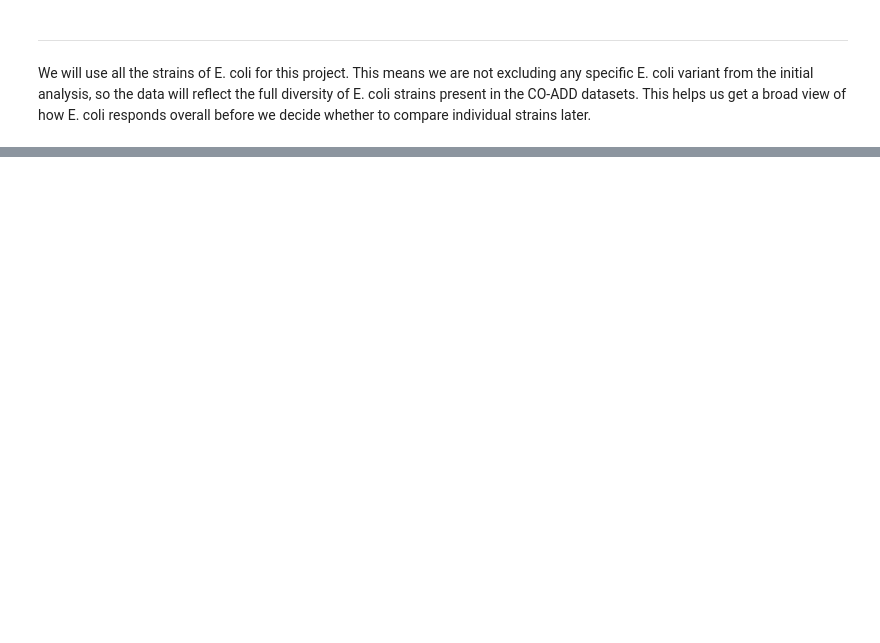
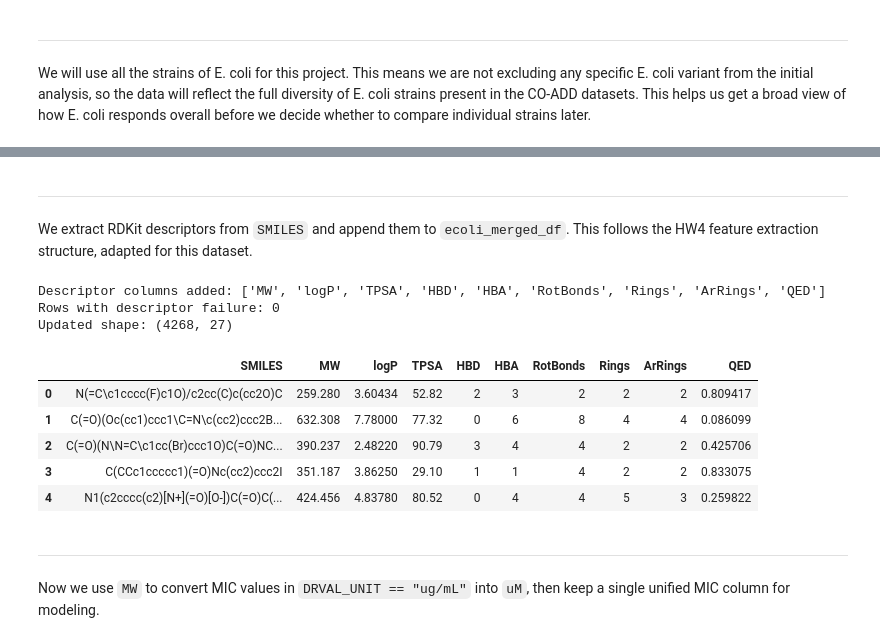
Before and after one commit to dw1229/chem277a-final-ecoli-inhibition-ml, a Jupyter notebook: data_preview.ipynb, the cells around one changed output, grey strips where cells are left out. Cells and saved outputs as stored; diff of their text form; code cells hidden in the pictures; blank space fills up the shorter version.

```diff
--- a/data_preview.ipynb
+++ b/data_preview.ipynb
@@ -229,0 +240,10 @@ Next steps planned:
+# %%
+dose_response_raw = ecoli_merged_df["DRVAL_MEDIAN"].astype(str).str.strip()
+
+ecoli_merged_df["MIC_OPERATOR"] = dose_response_raw.str.extract(r"^(<=|>=|<|>)", expand=False).fillna("=")
+ecoli_merged_df["MIC_VALUE"] = pd.to_numeric(
+    dose_response_raw.str.replace(r"^(<=|>=|<|>)\s*", "", regex=True),
+    errors="coerce"
+)
+
+print(ecoli_merged_df[["DRVAL_MEDIAN", "MIC_OPERATOR", "MIC_VALUE"]].head())
@@ -229,0 +274,61 @@ Next steps planned:
+# %% [markdown]
+---
+We extract RDKit descriptors from `SMILES` and append them to `ecoli_merged_df`. This follows the HW4 feature extraction structure, adapted for this dataset.
+# %%
+# Adapted from the HW4 RDKit feature extraction example provided in class.
+
+DESCRIPTOR_COLUMNS = [
+    "MW",
+    "logP",
+    "TPSA",
+    "HBD",
+    "HBA",
+    "RotBonds",
+    "Rings",
+    "ArRings",
+    "QED",
+]
+
+def preprocess_molecule(smiles):
+    mol = Chem.MolFromSmiles(smiles)
+    if mol is None:
+        return {col: None for col in DESCRIPTOR_COLUMNS}
+
+    return {
+        "MW": Descriptors.MolWt(mol),
+        "logP": Descriptors.MolLogP(mol),
+        "TPSA": Descriptors.TPSA(mol),
+        "HBD": rdMolDescriptors.CalcNumHBD(mol),
+        "HBA": rdMolDescriptors.CalcNumHBA(mol),
+        "RotBonds": rdMolDescriptors.CalcNumRotatableBonds(mol),
+        "Rings": rdMolDescriptors.CalcNumRings(mol),
+        "ArRings": rdMolDescriptors.CalcNumAromaticRings(mol),
+        "QED": QED.qed(mol),
+    }
+
+descriptor_list = ecoli_merged_df["SMILES"].apply(preprocess_molecule).tolist()
+descriptor_df = pd.DataFrame(descriptor_list)
+
+ecoli_merged_df = pd.concat(
+    [ecoli_merged_df.reset_index(drop=True), descriptor_df.reset_index(drop=True)],
+    axis=1,
+)
+
+print("Descriptor columns added:", DESCRIPTOR_COLUMNS)
+print("Rows with descriptor failure:", int(descriptor_df["MW"].isna().sum()))
+print("Updated shape:", ecoli_merged_df.shape)
+
+ecoli_merged_df[["SMILES"] + DESCRIPTOR_COLUMNS].head()
+# %% [output]
+Descriptor columns added: ['MW', 'logP', 'TPSA', 'HBD', 'HBA', 'RotBonds', 'Rings', 'ArRings', 'QED']
+Rows with descriptor failure: 0
+Updated shape: (4268, 27)
+|  | SMILES | MW | logP | TPSA | HBD | HBA | RotBonds | Rings | ArRings | QED |
+| 0 | N(=C\c1cccc(F)c1O)/c2cc(C)c(cc2O)C | 259.280 | 3.60434 | 52.82 | 2 | 3 | 2 | 2 | 2 | 0.809417 |
+| 1 | C(=O)(Oc(cc1)ccc1\C=N\c(cc2)ccc2B... | 632.308 | 7.78000 | 77.32 | 0 | 6 | 8 | 4 | 4 | 0.086099 |
+| 2 | C(=O)(N\N=C\c1cc(Br)ccc1O)C(=O)NC... | 390.237 | 2.48220 | 90.79 | 3 | 4 | 4 | 2 | 2 | 0.425706 |
+| 3 | C(CCc1ccccc1)(=O)Nc(cc2)ccc2I | 351.187 | 3.86250 | 29.10 | 1 | 1 | 4 | 2 | 2 | 0.833075 |
+| 4 | N1(c2cccc(c2)[N+](=O)[O-])C(=O)C(... | 424.456 | 4.83780 | 80.52 | 0 | 4 | 4 | 5 | 3 | 0.259822 |
+# %% [markdown]
+---
+Now we use `MW` to convert MIC values in `DRVAL_UNIT == "ug/mL"` into `uM`, then keep a single unified MIC column for modeling.
```
Also changed, not shown: parts of 17 cells of this notebook.
